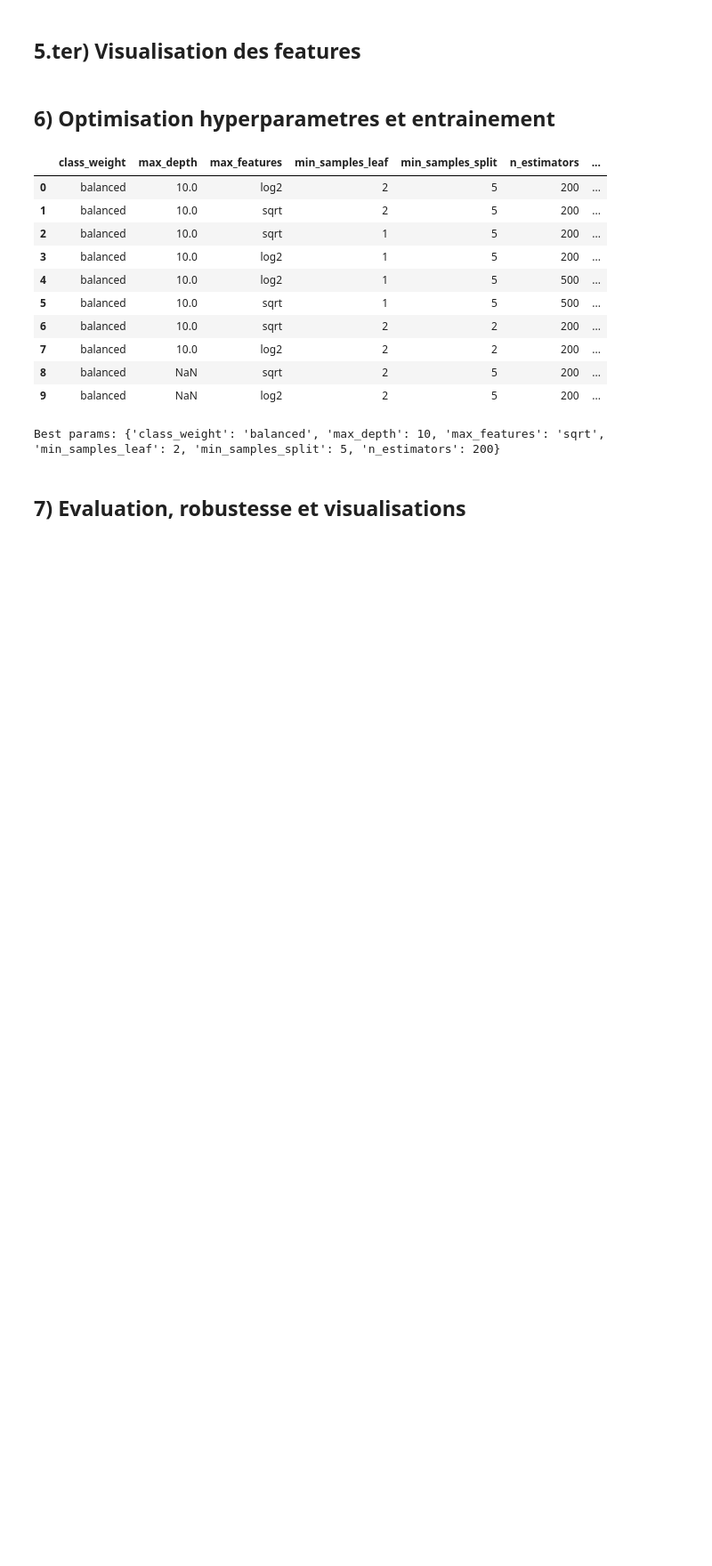
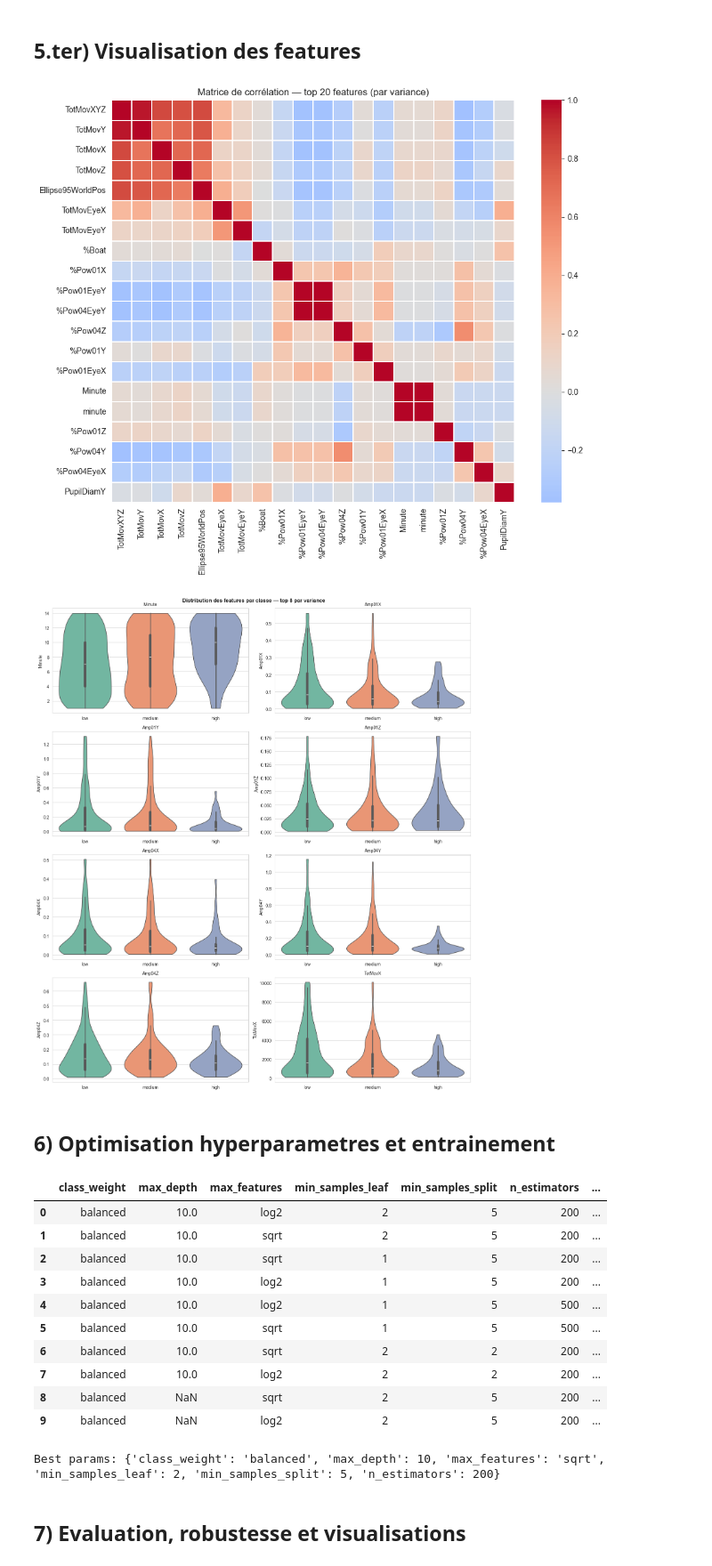
Before and after one commit to LucasCrmt/cybersickness-early-detection, a Jupyter notebook: cybersickness/RandomForest.ipynb, the cells around one changed output. Shown at 89% size. Cells and saved outputs as stored; diff of their text form; code cells hidden in the pictures; blank space fills up the shorter version.

```diff
--- a/cybersickness/RandomForest.ipynb
+++ b/cybersickness/RandomForest.ipynb
@@ -242,7 +249,10 @@ plot_split_report(dataset_df, train_idx, val_idx, test_idx, MODEL_PROFILE)
 # %% [markdown]
 ## 5.ter) Visualisation des features
 # %%
-plot_feature_report(dataset_df, feature_cols, MODEL_PROFILE)
+plot_feature_report(dataset_df, feature_cols, MODEL_PROFILE, target_profile=TARGET_PROFILE)
+# %% [output]
+[figure, added]
+[figure, added]
 # %% [markdown]
 ## 6) Optimisation hyperparametres et entrainement
 # %%
```
Also changed, not shown: parts of 9 cells of this notebook, 15 other files.
